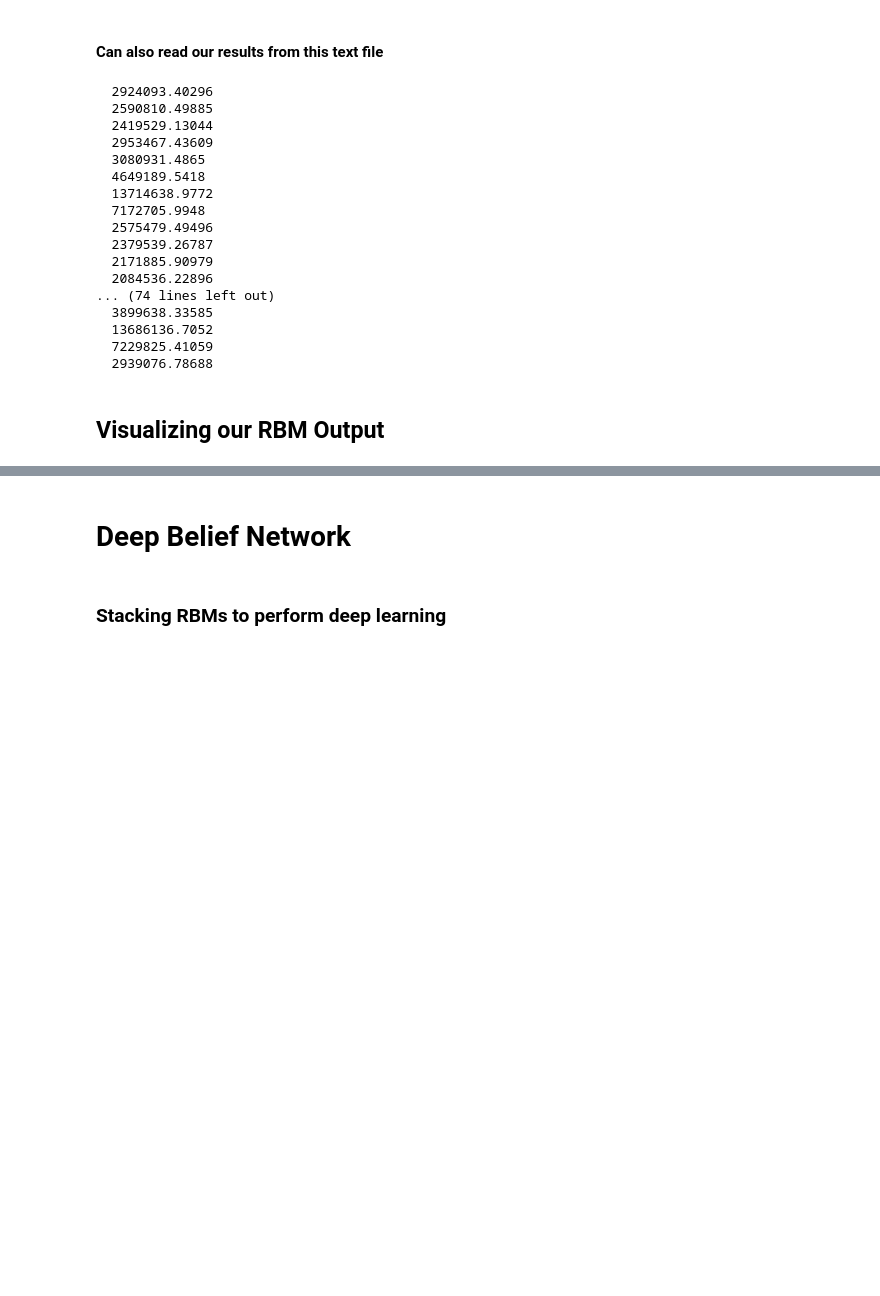
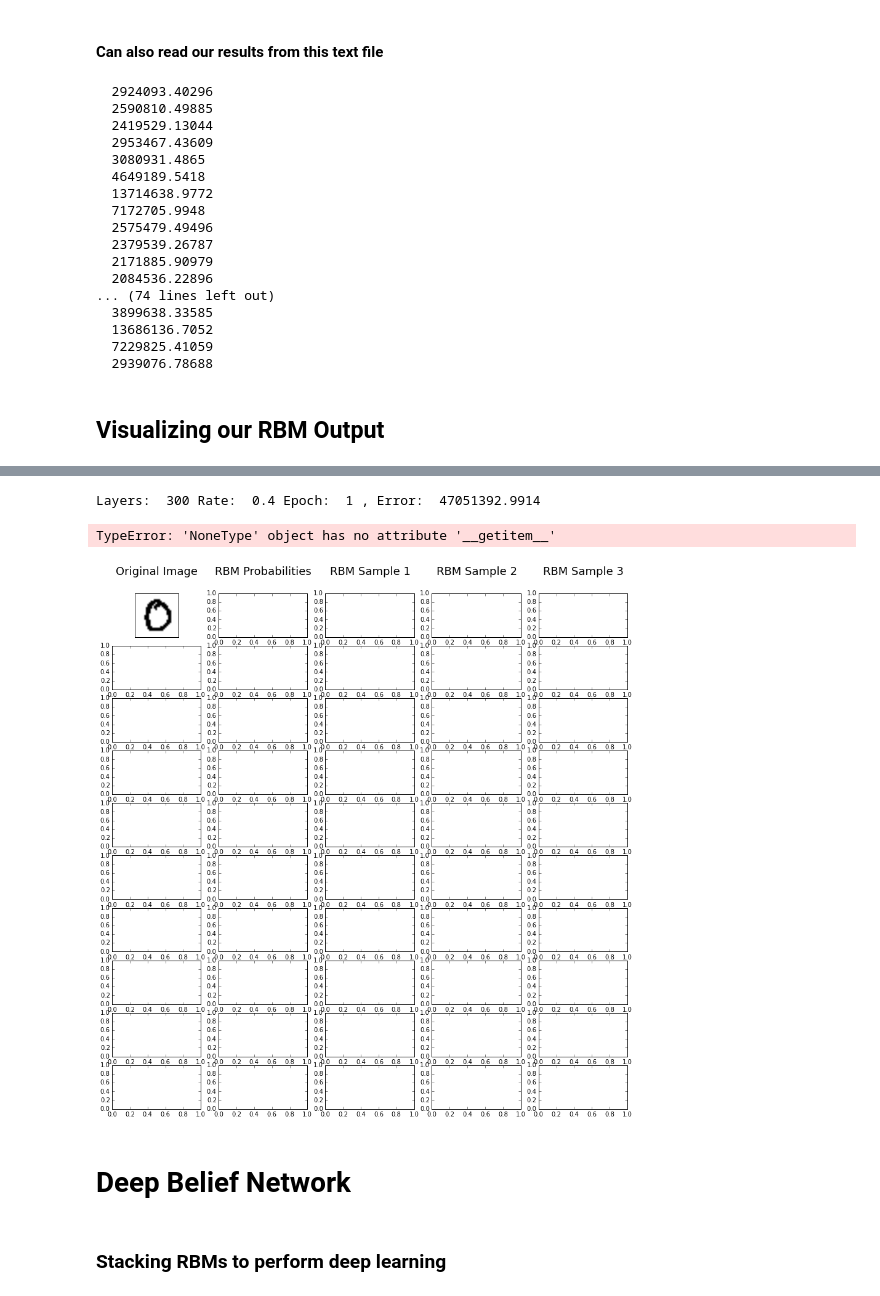
Before and after one commit to huihuifan/RBM-CS51, a Jupyter notebook: cs51-rbm-final.ipynb, the cells around one changed output, grey strips where cells are left out. Saved outputs shown, nothing was run; the diff lists cells and outputs as text; code cells hidden in the pictures; blank space fills up the shorter version.

```diff
--- a/cs51-rbm-final.ipynb
+++ b/cs51-rbm-final.ipynb
@@ -91,6 +91,9 @@ class RBM(object):
         """
         max_epochs = self.num_epochs + 1
 
+        # array
+        error_array = []
+
         # insert the bias layer into the data
         self.data = np.insert(self.data, 0, 1, axis=1)
 
@@ -114,9 +117,12 @@ class RBM(object):
             # Calculate error
             error = np.sum((self.data - down_probs) ** 2)
 
+            error_array.append(error)
+
             # Print information about the last epoch
             if epoch == self.num_epochs:
                 print("Layers: ", self.num_hidden, "Rate: ", self.learning_rate, "Epoch: ", epoch, ", Error: ", error)
+                return down_probs, error_array
 # %% [markdown]
 #### Run RBM on MNIST dataset
 # %%
@@ -273,3 +279,14 @@ def rbm_and_plot(data, num_hidden, epochs, learning_rate=.3):
     plt.show()
 
     return r.weights
+# %%
+data_array = mnist.data
+plt.imshow(data_array[0].reshape(28, 28), cmap = 'Greys')
+plt.show()
+
+for img in data_array:
+    img[img < 100] = 0
+    img[img > 0] = 1
+
+plt.imshow(data_array[0].reshape(28, 28), cmap = 'Greys')
+plt.show()
@@ -276,5 +296,9 @@ def rbm_and_plot(data, num_hidden, epochs, learning_rate=.3):
 # %%
-rbm_and_plot(data_array, num_hidden=300, epochs=10)
+rbm_and_plot(data_array, num_hidden=300, epochs=1, learning_rate=.4)
+# %% [output]
+Layers:  300 Rate:  0.4 Epoch:  1 , Error:  47051392.9914
+TypeError: 'NoneType' object has no attribute '__getitem__'
+[figure, added]
 # %% [markdown]
 # Deep Belief Network
 # %% [markdown]
```
Also changed, not shown: parts of 1 cell of this notebook.
